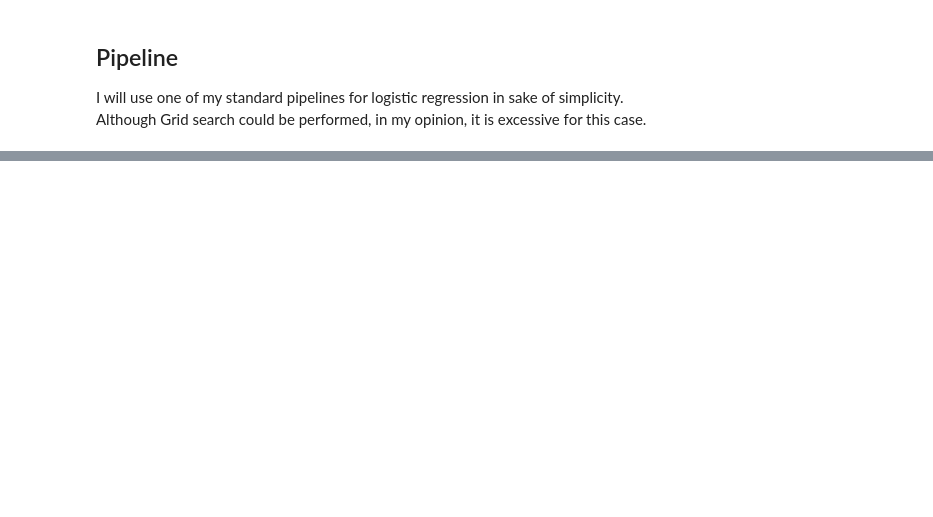
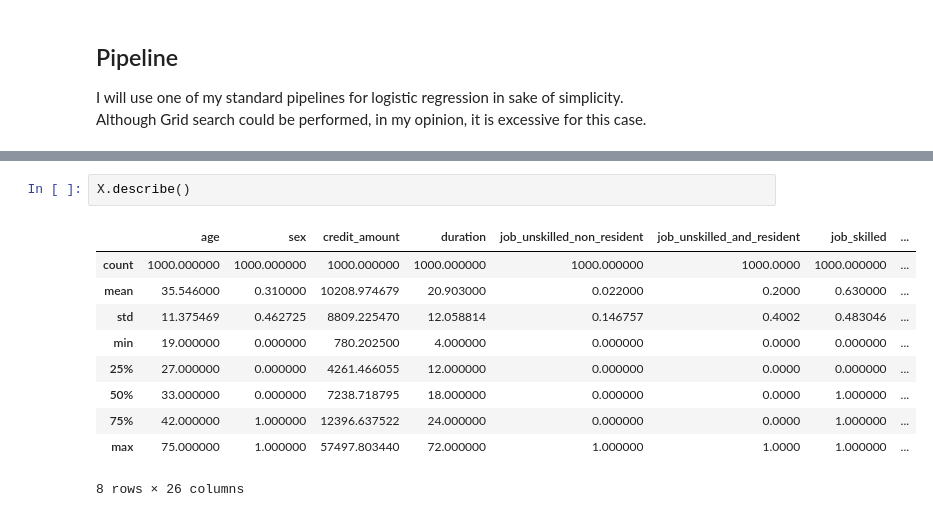
Before and after one commit to fpkh/hse_coursework_logreg, a Jupyter notebook: notebook.ipynb, the cells around one changed output, grey strips where cells are left out. Cells and saved outputs as stored; diff of their text form; blank space fills up the shorter version.

```diff
--- a/notebook.ipynb
+++ b/notebook.ipynb
@@ -520,0 +770,13 @@ Gini Scaler+PCA+logreg:
+# %%
+X.describe()
+# %% [output]
+|  | age | sex | credit_amount | duration | job_unskilled_non_resident | job_unskilled_and_resident | job_skilled | ... |
+| count | 1000.000000 | 1000.000000 | 1000.000000 | 1000.000000 | 1000.000000 | 1000.0000 | 1000.000000 | ... |
+| mean | 35.546000 | 0.310000 | 10208.974679 | 20.903000 | 0.022000 | 0.2000 | 0.630000 | ... |
+| std | 11.375469 | 0.462725 | 8809.225470 | 12.058814 | 0.146757 | 0.4002 | 0.483046 | ... |
+| min | 19.000000 | 0.000000 | 780.202500 | 4.000000 | 0.000000 | 0.0000 | 0.000000 | ... |
+| 25% | 27.000000 | 0.000000 | 4261.466055 | 12.000000 | 0.000000 | 0.0000 | 0.000000 | ... |
+| 50% | 33.000000 | 0.000000 | 7238.718795 | 18.000000 | 0.000000 | 0.0000 | 1.000000 | ... |
+| 75% | 42.000000 | 1.000000 | 12396.637522 | 24.000000 | 0.000000 | 0.0000 | 1.000000 | ... |
+| max | 75.000000 | 1.000000 | 57497.803440 | 72.000000 | 1.000000 | 1.0000 | 1.000000 | ... |
+8 rows × 26 columns
```
Also changed, not shown: parts of 30 cells of this notebook, 4 other files.
